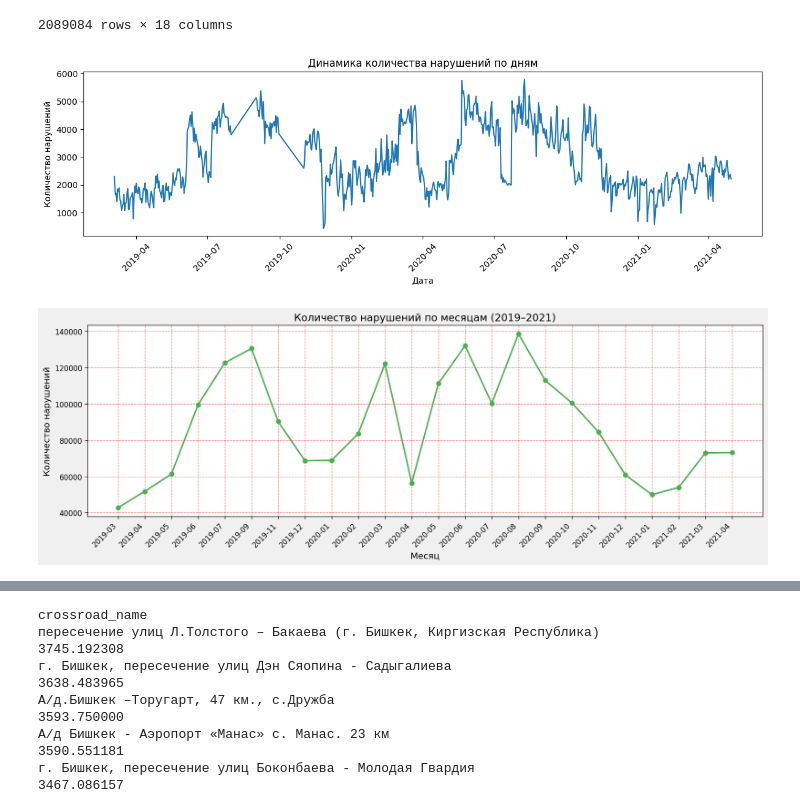
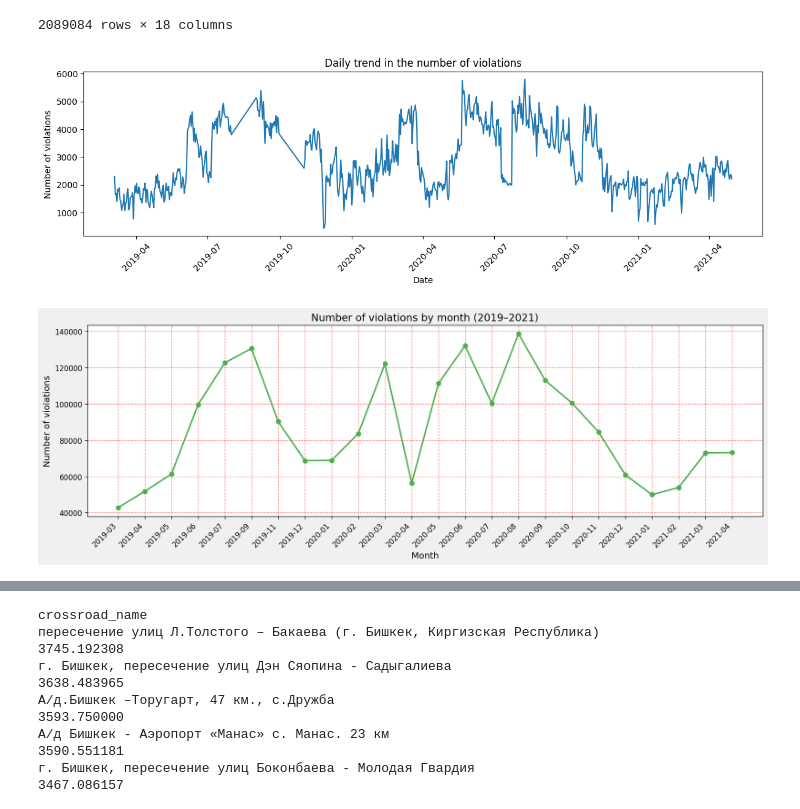
Before and after one commit to s-bye/Kyrgyzstan-traffic, a Jupyter notebook: baiastan_v.ipynb, the cells around one changed output, grey strips where cells are left out. Saved outputs shown, nothing was run; the diff lists cells and outputs as text; code cells hidden in the pictures.

```diff
--- a/baiastan_v.ipynb
+++ b/baiastan_v.ipynb
@@ -402,25 +391,25 @@ df
 # %%
 daily_counts = (
     df
     .groupby('normalized_date')
     .size()
     .reset_index(name='n_violations')
 )
 plt.figure(figsize=(12, 4))
 
 plt.plot(
     daily_counts['normalized_date'],
     daily_counts['n_violations']
 )
 
-plt.xlabel('Дата')
-plt.ylabel('Количество нарушений')
-plt.title('Динамика количества нарушений по дням')
+plt.xlabel('Date')
+plt.ylabel('Number of violations')
+plt.title('Daily trend in the number of violations')
 plt.xticks(rotation=45)
 plt.tight_layout()
 plt.show()
 # %% [output]
-[figure, old version]
+[figure, new version]
 # %%
 monthly_counts = (
     df
@@ -452,9 +441,9 @@ ax.plot(
 
 ax.grid(True, linestyle='--', alpha=0.4)
 
-ax.set_xlabel('Месяц', fontsize=12)
-ax.set_ylabel('Количество нарушений', fontsize=12)
-ax.set_title('Количество нарушений по месяцам (2019–2021)', fontsize=14)
+ax.set_xlabel('Month', fontsize=12)
+ax.set_ylabel('Number of violations', fontsize=12)
+ax.set_title('Number of violations by month (2019–2021)', fontsize=14)
 
 step = max(1, len(monthly_counts) // 20)
 
@@ -468,7 +457,7 @@ ax.grid(True, linestyle='--', color='red', alpha=0.5)
 plt.tight_layout()
 plt.show()
 # %% [output]
-[figure, old version]
+[figure, new version]
 # %%
 weekday_counts = (
     df
```
Also changed, not shown: parts of 21 cells of this notebook.
